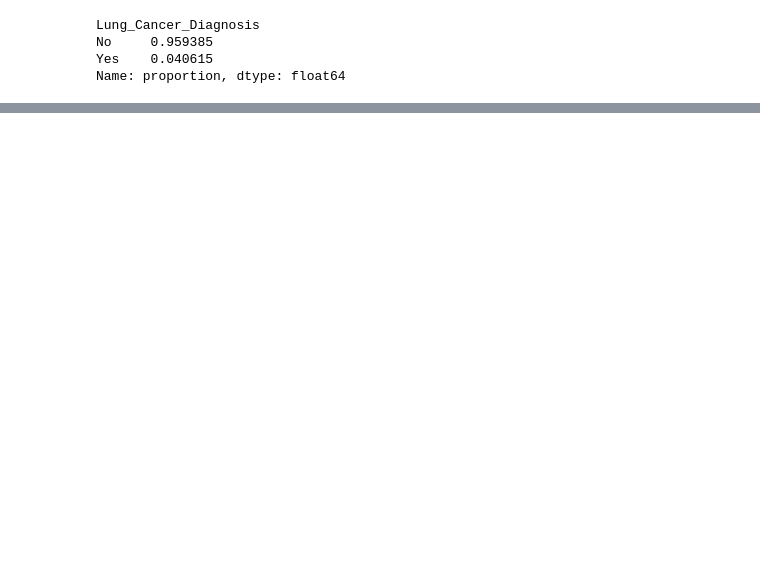
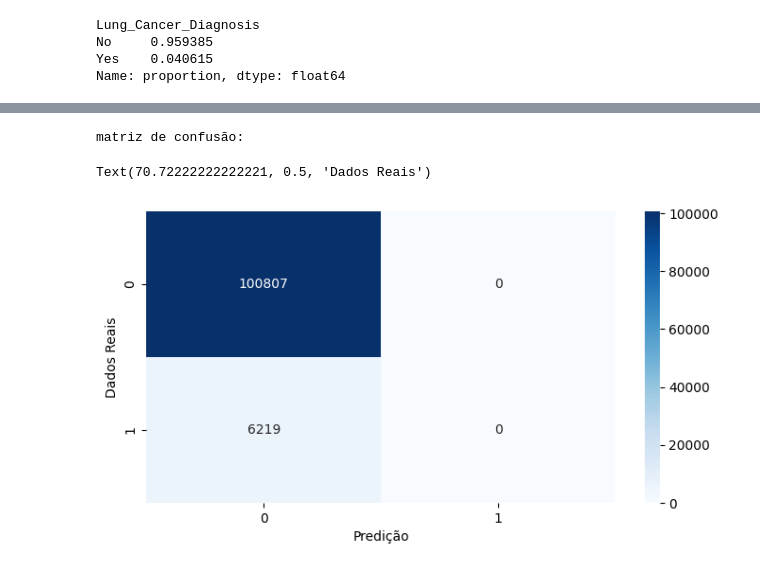
Before and after one commit to ademspr/fiap-ai-tech-challenge-01, a Jupyter notebook: notebooks/tech-challenger-01-model.ipynb, the cells around one changed output, grey strips where cells are left out. Cells and saved outputs as stored; diff of their text form; code cells hidden in the pictures; blank space fills up the shorter version.

```diff
--- a/notebooks/tech-challenger-01-model.ipynb
+++ b/notebooks/tech-challenger-01-model.ipynb
@@ -324,0 +370,27 @@ print(y_test.value_counts())
+# %%
+final_results = {}
+
+model = best_model['model']
+y_pred = model.predict(X_best_train)
+accuracy = accuracy_score(y_best_train, y_pred)
+balanced_acc = balanced_accuracy_score(y_best_train, y_pred)
+
+y_pred_proba = model.predict_proba(X_best_train)[:, 1]
+auc_score = roc_auc_score(y_best_train, y_pred_proba)
+
+final_results = {
+    'accuracy': accuracy,
+    'balanced_accuracy': balanced_acc,
+    'auc': auc_score,
+    'cv_score': best_model['best_score'],
+    'best_params': best_model['best_params'],
+    'predictions': y_pred,
+    'probabilities': y_pred_proba if 'y_pred_proba' in locals() else None,
+}
+
+print(f"Acurácia no teste: {accuracy:.4f}")
+print(f"Acurácia balanceada: {balanced_acc:.4f}")
+if auc_score:
+    print(f"AUC-ROC: {auc_score:.4f}")
+print(f"Score CV: {best_model['best_score']:.4f}")
+print(f"Parâmetros: {best_model['best_params']}")
@@ -324,0 +403,7 @@ print(y_test.value_counts())
+# %%
+best_model_name = model
+best_model_info = final_results
+
+best_model = best_model_info['model']
+best_predictions = best_model_info['predictions']
+best_probabilities = best_model_info['probabilities']
@@ -324,0 +423,12 @@ print(y_test.value_counts())
+# %%
+cm = confusion_matrix(y_best_train, best_predictions)
+print("matriz de confusão:")
+
+plt.figure(figsize = (8, 4))
+sns.heatmap(cm, annot=True, fmt='d', cmap='Blues')
+plt.xlabel("Predição")
+plt.ylabel("Dados Reais")
+# %% [output]
+matriz de confusão:
+Text(70.72222222222221, 0.5, 'Dados Reais')
+[figure, added]
```
Also changed, not shown: parts of 50 cells of this notebook.
